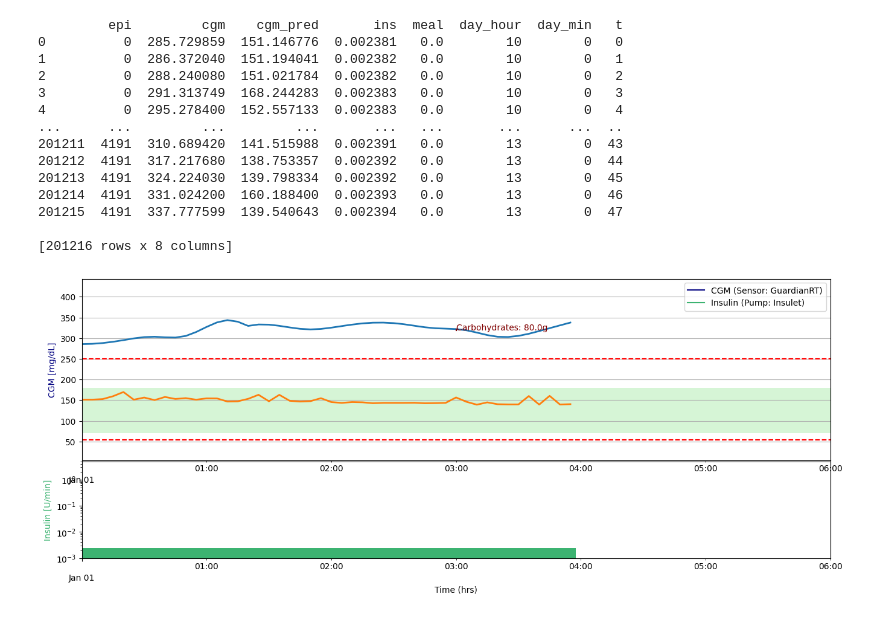
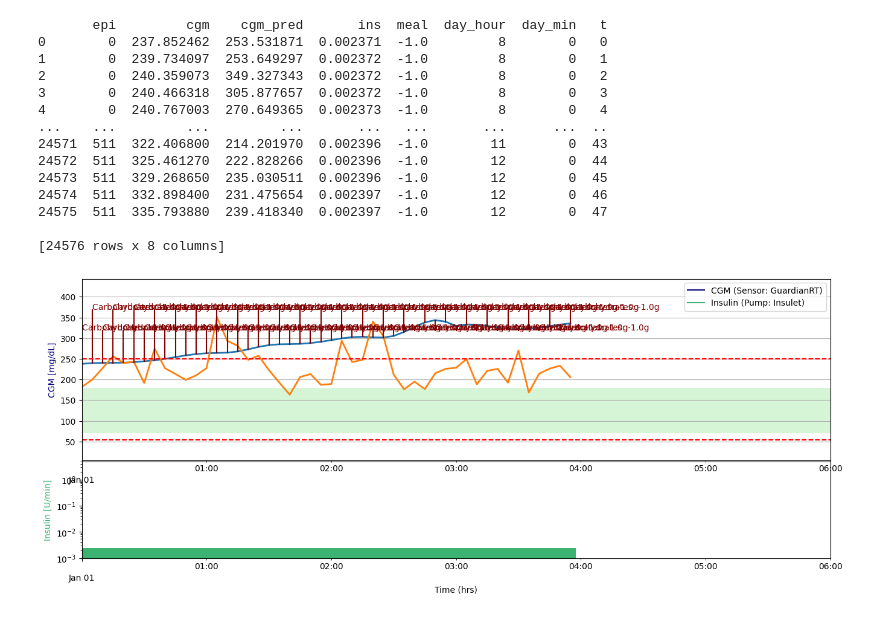
Before and after one commit to RL4H/RL4T1D, a Jupyter notebook: visualiser/notebooks/show_glucose_prediction.ipynb, the cells around one changed output. Cells and saved outputs as stored; diff of their text form; code cells hidden in the pictures.

```diff
--- a/visualiser/notebooks/show_glucose_prediction.ipynb
+++ b/visualiser/notebooks/show_glucose_prediction.ipynb
@@ -109,29 +109,29 @@ def graph_episode_data(df, t_epi=0):
     plt.show()
 # %%
 saves_folder = MAIN_PATH + "/experiments/glucose_prediction/saves/"
-save_name = "test_10_full_traj_training"
-vld_index = 3
-epi = 4000
+save_name = "test_17_disconnected"
+vld_index = 6
+epi = 1
 
 csv_dest = saves_folder + save_name + "/vld_saves/vld_trials_" + str(vld_index) + ".txt"
 
 trial_df = import_pred_csv(csv_dest)
 print(trial_df)
 
 graph_episode_data(trial_df, epi)
 # %% [output]
-         epi         cgm    cgm_pred       ins  meal  day_hour  day_min   t
-0          0  285.729859  151.146776  0.002381   0.0        10        0   0
-1          0  286.372040  151.194041  0.002382   0.0        10        0   1
-2          0  288.240080  151.021784  0.002382   0.0        10        0   2
-3          0  291.313749  168.244283  0.002383   0.0        10        0   3
-4          0  295.278400  152.557133  0.002383   0.0        10        0   4
-...      ...         ...         ...       ...   ...       ...      ...  ..
-201211  4191  310.689420  141.515988  0.002391   0.0        13        0  43
-201212  4191  317.217680  138.753357  0.002392   0.0        13        0  44
-201213  4191  324.224030  139.798334  0.002392   0.0        13        0  45
-201214  4191  331.024200  160.188400  0.002393   0.0        13        0  46
-201215  4191  337.777599  139.540643  0.002394   0.0        13        0  47
+       epi         cgm    cgm_pred       ins  meal  day_hour  day_min   t
+0        0  237.852462  253.531871  0.002371  -1.0         8        0   0
+1        0  239.734097  253.649297  0.002372  -1.0         8        0   1
+2        0  240.359073  349.327343  0.002372  -1.0         8        0   2
+3        0  240.466318  305.877657  0.002372  -1.0         8        0   3
+4        0  240.767003  270.649365  0.002373  -1.0         8        0   4
+...    ...         ...         ...       ...   ...       ...      ...  ..
+24571  511  322.406800  214.201970  0.002396  -1.0        11        0  43
+24572  511  325.461270  222.828266  0.002396  -1.0        12        0  44
+24573  511  329.268650  235.030511  0.002396  -1.0        12        0  45
+24574  511  332.898400  231.475654  0.002397  -1.0        12        0  46
+24575  511  335.793880  239.418340  0.002397  -1.0        12        0  47
 
-[201216 rows x 8 columns]
+[24576 rows x 8 columns]
-[figure, old version]
+[figure, new version]
```
Also changed, not shown: 7 other files.
